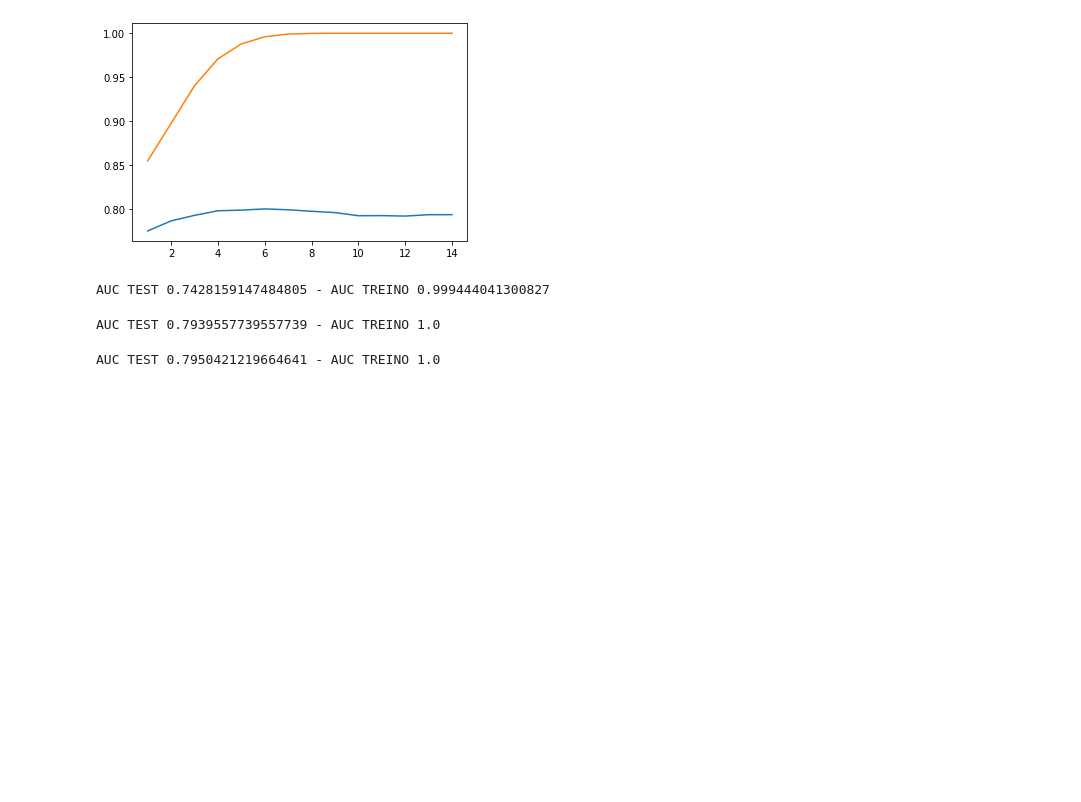
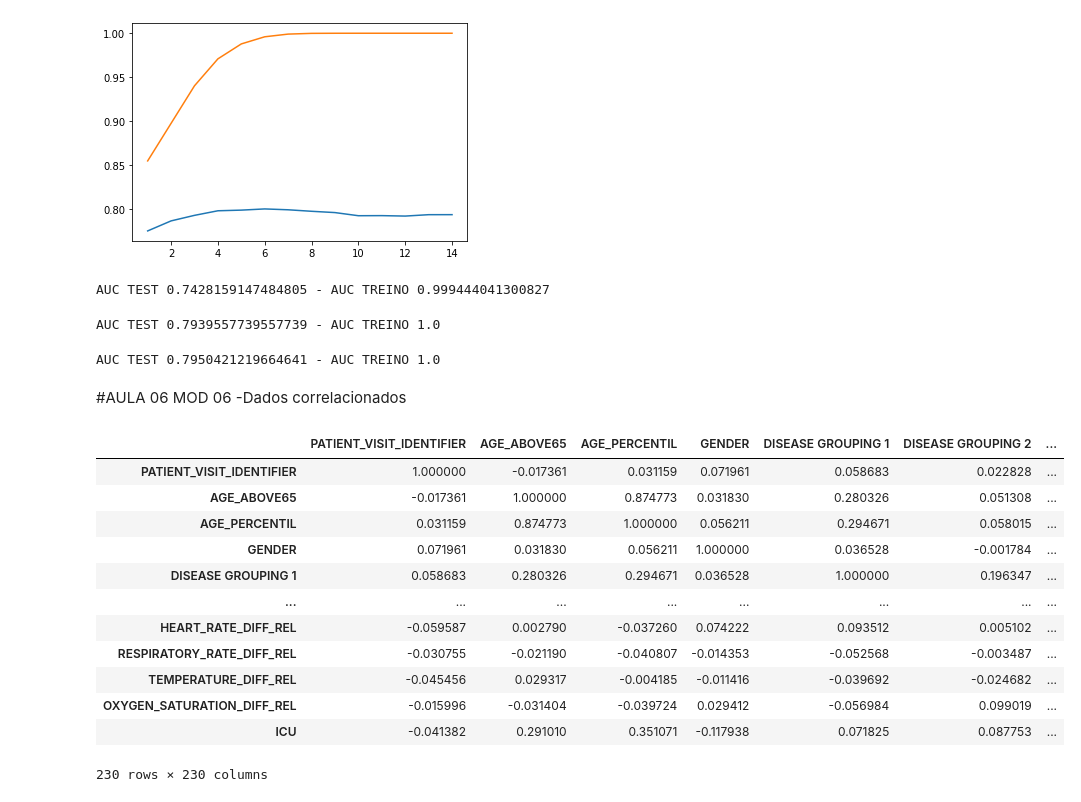
Before and after one commit to GuilhermeRuy97/BootcampDataScience, a Jupyter notebook: machine_learning_pt2.ipynb, the cells around one changed output. Cells and saved outputs as stored; diff of their text form; code cells hidden in the pictures; blank space fills up the shorter version.

```diff
--- a/machine_learning_pt2.ipynb
+++ b/machine_learning_pt2.ipynb
@@ -445,3 +447,22 @@ modelo_arvore = RandomForestClassifier(n_estimators = 200)
 teste, treino = roda_modelo_cv(modelo_arvore, dados_limpos, 5, 10)
 # %% [output]
 AUC TEST 0.7950421219664641 - AUC TREINO 1.0
+# %% [markdown]
+#AULA 06 MOD 06
+-Dados correlacionados
+# %%
+dados_limpos.corr()
+# %% [output]
+|  | PATIENT_VISIT_IDENTIFIER | AGE_ABOVE65 | AGE_PERCENTIL | GENDER | DISEASE GROUPING 1 | DISEASE GROUPING 2 | ... |
+| PATIENT_VISIT_IDENTIFIER | 1.000000 | -0.017361 | 0.031159 | 0.071961 | 0.058683 | 0.022828 | ... |
+| AGE_ABOVE65 | -0.017361 | 1.000000 | 0.874773 | 0.031830 | 0.280326 | 0.051308 | ... |
+| AGE_PERCENTIL | 0.031159 | 0.874773 | 1.000000 | 0.056211 | 0.294671 | 0.058015 | ... |
+| GENDER | 0.071961 | 0.031830 | 0.056211 | 1.000000 | 0.036528 | -0.001784 | ... |
+| DISEASE GROUPING 1 | 0.058683 | 0.280326 | 0.294671 | 0.036528 | 1.000000 | 0.196347 | ... |
+| ... | ... | ... | ... | ... | ... | ... | ... |
+| HEART_RATE_DIFF_REL | -0.059587 | 0.002790 | -0.037260 | 0.074222 | 0.093512 | 0.005102 | ... |
+| RESPIRATORY_RATE_DIFF_REL | -0.030755 | -0.021190 | -0.040807 | -0.014353 | -0.052568 | -0.003487 | ... |
+| TEMPERATURE_DIFF_REL | -0.045456 | 0.029317 | -0.004185 | -0.011416 | -0.039692 | -0.024682 | ... |
+| OXYGEN_SATURATION_DIFF_REL | -0.015996 | -0.031404 | -0.039724 | 0.029412 | -0.056984 | 0.099019 | ... |
+| ICU | -0.041382 | 0.291010 | 0.351071 | -0.117938 | 0.071825 | 0.087753 | ... |
+230 rows × 230 columns
```
Also changed, not shown: parts of 15 cells of this notebook.
